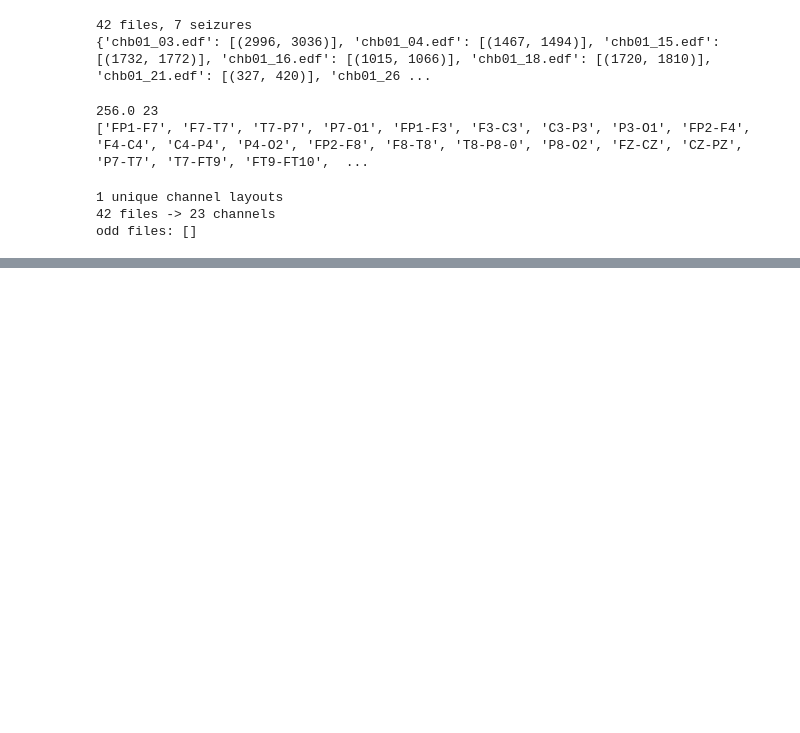
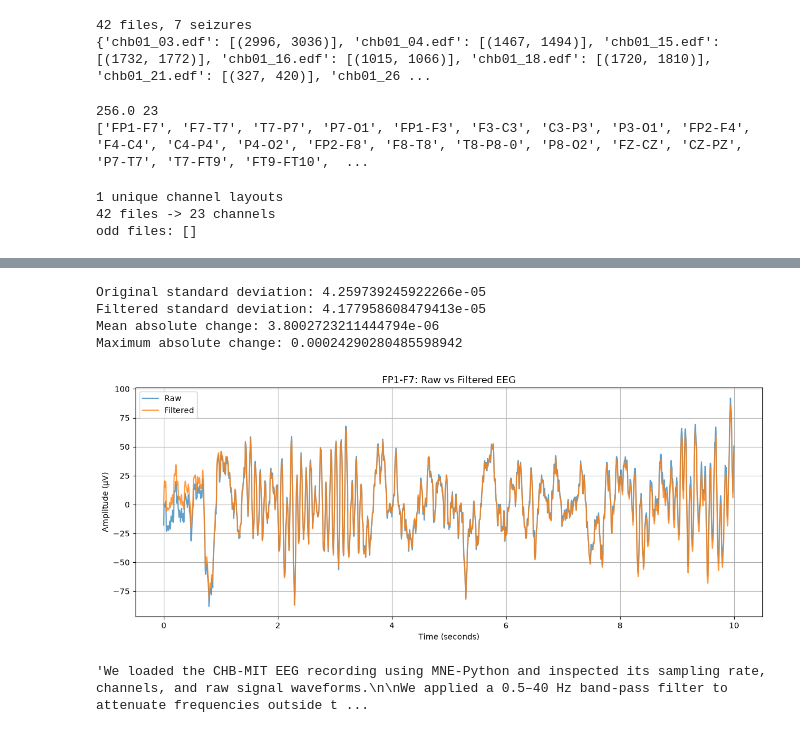
Before and after one commit to hxr-shit/neuroscope, a Jupyter notebook: notebooks/01_sanity_check.ipynb, the cells around one changed output, grey strips where cells are left out. Drawn from its saved outputs; the diff is of its cells as text; code cells hidden in the pictures; blank space fills up the shorter version.

```diff
--- a/notebooks/01_sanity_check.ipynb
+++ b/notebooks/01_sanity_check.ipynb
@@ -48,0 +97,56 @@ odd files: []
+# %%
+import numpy as np
+
+original = raw.get_data()
+processed = filtered.get_data()
+
+difference = processed - original
+
+print("Original standard deviation:", np.std(original))
+print("Filtered standard deviation:", np.std(processed))
+print("Mean absolute change:", np.mean(np.abs(difference)))
+print("Maximum absolute change:", np.max(np.abs(difference)))
+# %% [output]
+Original standard deviation: 4.259739245922266e-05
+Filtered standard deviation: 4.177958608479413e-05
+Mean absolute change: 3.8002723211444794e-06
+Maximum absolute change: 0.00024290280485598942
+# %%
+import matplotlib.pyplot as plt
+
+channel = "FP1-F7"
+start = 0
+duration = 10
+
+original_channel = raw.get_data(
+    picks=[channel],
+    start=int(start * raw.info["sfreq"]),
+    stop=int((start + duration) * raw.info["sfreq"])
+)[0] * 1e6
+
+filtered_channel = filtered.get_data(
+    picks=[channel],
+    start=int(start * filtered.info["sfreq"]),
+    stop=int((start + duration) * filtered.info["sfreq"])
+)[0] * 1e6
+
+times = np.arange(len(original_channel)) / raw.info["sfreq"]
+
+plt.figure(figsize=(12, 5))
+plt.plot(times, original_channel, label="Raw", alpha=0.7)
+plt.plot(times, filtered_channel, label="Filtered", alpha=0.8)
+plt.xlabel("Time (seconds)")
+plt.ylabel("Amplitude (µV)")
+plt.title(f"{channel}: Raw vs Filtered EEG")
+plt.legend()
+plt.grid(True)
+plt.tight_layout()
+plt.show()
+# %% [output]
+[figure, added]
+# %%
+"""We loaded the CHB-MIT EEG recording using MNE-Python and inspected its sampling rate, channels, and raw signal waveforms.
+
+We applied a 0.5–40 Hz band-pass filter to attenuate frequencies outside the selected range and compared the raw and filtered signals to examine the effect of preprocessing."""
+# %% [output]
+'We loaded the CHB-MIT EEG recording using MNE-Python and inspected its sampling rate, channels, and raw signal waveforms.\n\nWe applied a 0.5–40 Hz band-pass filter to attenuate frequencies outside t ...
```
Also changed, not shown: parts of 4 cells of this notebook.
